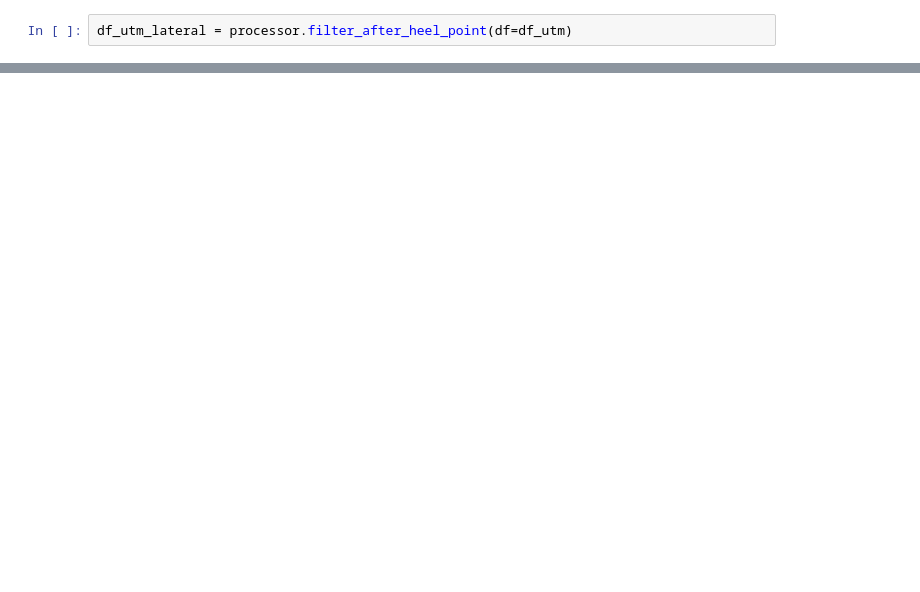
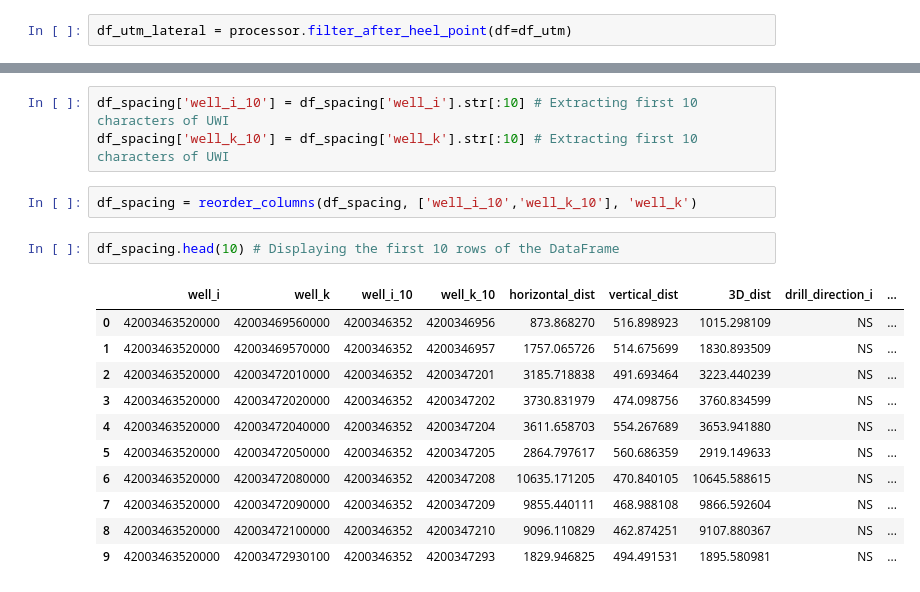
Before and after one commit to apoorvasaxena03/Parent_Child_Spacing, a Jupyter notebook: src/components/spacing_stat.ipynb, the cells around one changed output, grey strips where cells are left out. Saved outputs shown, nothing was run; the diff lists cells and outputs as text; blank space fills up the shorter version.

```diff
--- a/src/components/spacing_stat.ipynb
+++ b/src/components/spacing_stat.ipynb
@@ -373,0 +589,19 @@ df_ik_pairs[(df_ik_pairs['well_i'].isin(['42003478570000']))]
+# %%
+df_spacing['well_i_10'] = df_spacing['well_i'].str[:10] # Extracting first 10 characters of UWI
+df_spacing['well_k_10'] = df_spacing['well_k'].str[:10] # Extracting first 10 characters of UWI
+# %%
+df_spacing = reorder_columns(df_spacing, ['well_i_10','well_k_10'], 'well_k')
+# %%
+df_spacing.head(10) # Displaying the first 10 rows of the DataFrame
+# %% [output]
+|  | well_i | well_k | well_i_10 | well_k_10 | horizontal_dist | vertical_dist | 3D_dist | drill_direction_i | ... |
+| 0 | 42003463520000 | 42003469560000 | 4200346352 | 4200346956 | 873.868270 | 516.898923 | 1015.298109 | NS | ... |
+| 1 | 42003463520000 | 42003469570000 | 4200346352 | 4200346957 | 1757.065726 | 514.675699 | 1830.893509 | NS | ... |
+| 2 | 42003463520000 | 42003472010000 | 4200346352 | 4200347201 | 3185.718838 | 491.693464 | 3223.440239 | NS | ... |
+| 3 | 42003463520000 | 42003472020000 | 4200346352 | 4200347202 | 3730.831979 | 474.098756 | 3760.834599 | NS | ... |
+| 4 | 42003463520000 | 42003472040000 | 4200346352 | 4200347204 | 3611.658703 | 554.267689 | 3653.941880 | NS | ... |
+| 5 | 42003463520000 | 42003472050000 | 4200346352 | 4200347205 | 2864.797617 | 560.686359 | 2919.149633 | NS | ... |
+| 6 | 42003463520000 | 42003472080000 | 4200346352 | 4200347208 | 10635.171205 | 470.840105 | 10645.588615 | NS | ... |
+| 7 | 42003463520000 | 42003472090000 | 4200346352 | 4200347209 | 9855.440111 | 468.988108 | 9866.592604 | NS | ... |
+| 8 | 42003463520000 | 42003472100000 | 4200346352 | 4200347210 | 9096.110829 | 462.874251 | 9107.880367 | NS | ... |
+| 9 | 42003463520000 | 42003472930100 | 4200346352 | 4200347293 | 1829.946825 | 494.491531 | 1895.580981 | NS | ... |
```
Also changed, not shown: parts of 17 cells of this notebook, 56 other files.
